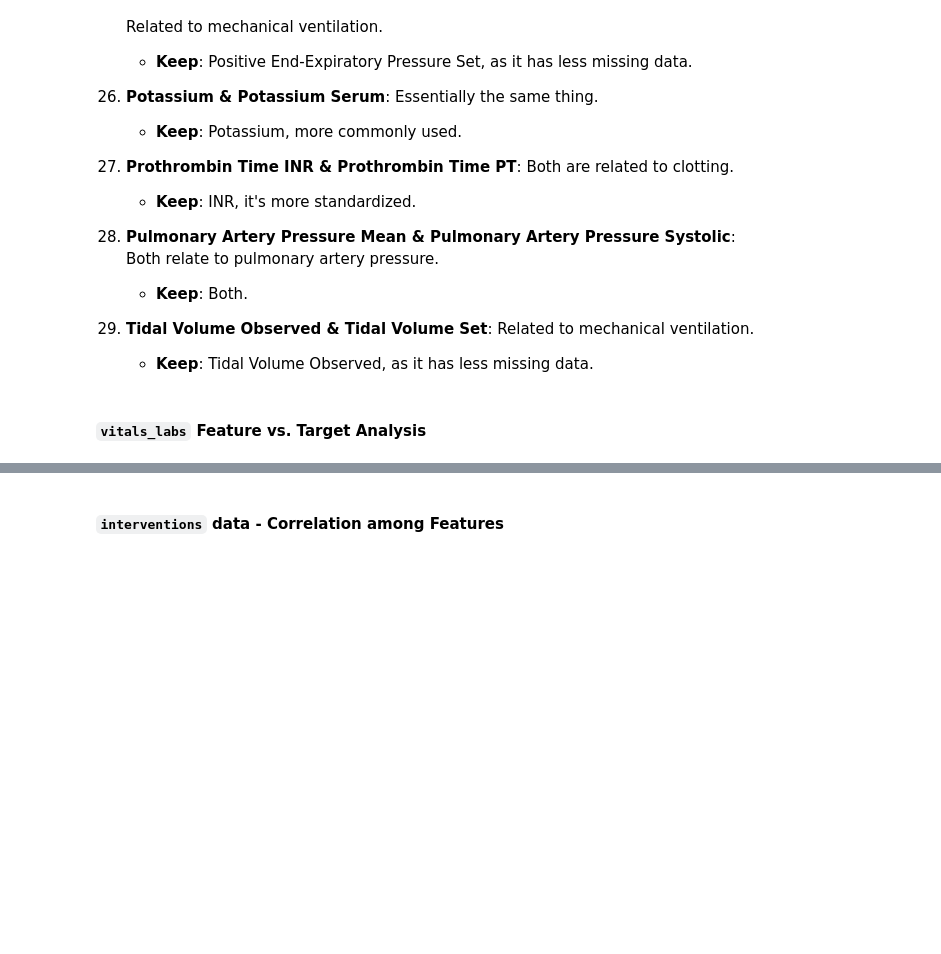
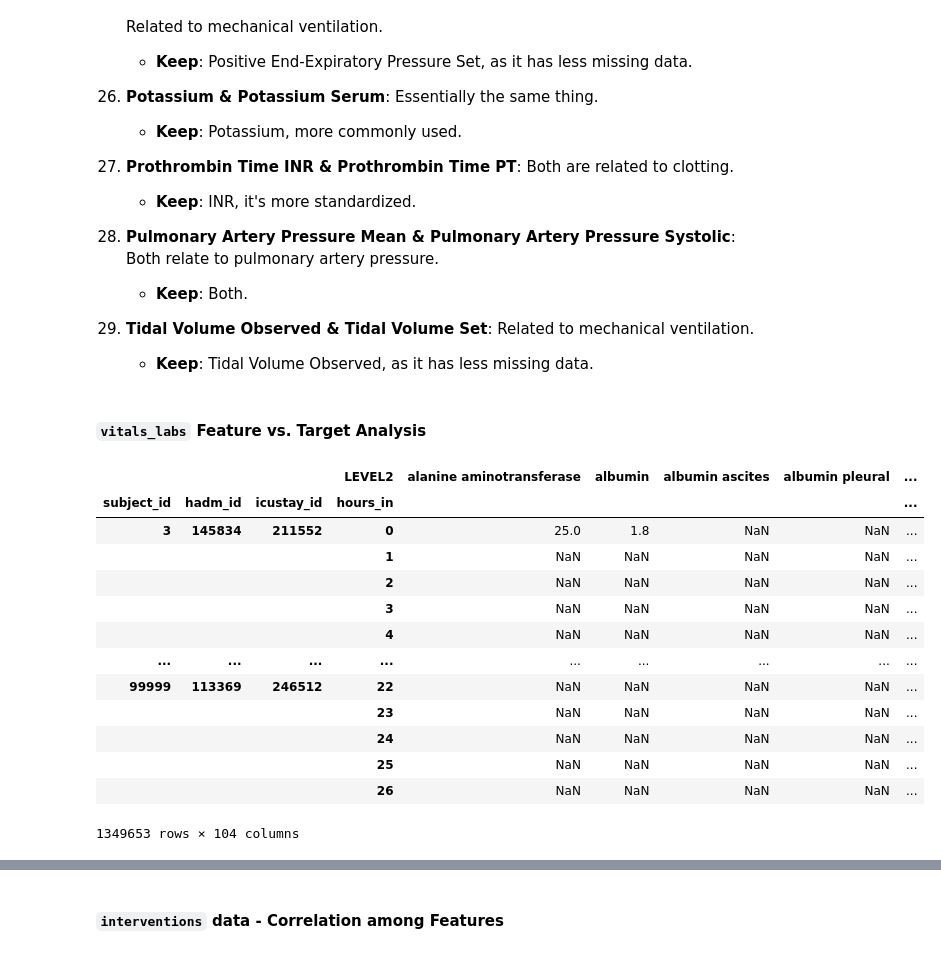
Before and after one commit to drama-404/FuzzyMedNet, a Jupyter notebook: notebooks/EDA.ipynb, the cells around one changed output, grey strips where cells are left out. Drawn from its saved outputs; the diff is of its cells as text; code cells hidden in the pictures; blank space fills up the shorter version.

```diff
--- a/notebooks/EDA.ipynb
+++ b/notebooks/EDA.ipynb
@@ -853,0 +609,19 @@ from utils.eda_functions import *
+# %%
+vitals_labs_mean_flat = vitals_labs_mean_48.copy()
+vitals_labs_mean_flat.columns = vitals_labs_mean_flat.columns.droplevel(1)
+vitals_labs_mean_flat
+# %% [output]
+|  |  |  | LEVEL2 | alanine aminotransferase | albumin | albumin ascites | albumin pleural | ... |
+| subject_id | hadm_id | icustay_id | hours_in |  |  |  |  | ... |
+| 3 | 145834 | 211552 | 0 | 25.0 | 1.8 | NaN | NaN | ... |
+|  |  |  | 1 | NaN | NaN | NaN | NaN | ... |
+|  |  |  | 2 | NaN | NaN | NaN | NaN | ... |
+|  |  |  | 3 | NaN | NaN | NaN | NaN | ... |
+|  |  |  | 4 | NaN | NaN | NaN | NaN | ... |
+| ... | ... | ... | ... | ... | ... | ... | ... | ... |
+| 99999 | 113369 | 246512 | 22 | NaN | NaN | NaN | NaN | ... |
+|  |  |  | 23 | NaN | NaN | NaN | NaN | ... |
+|  |  |  | 24 | NaN | NaN | NaN | NaN | ... |
+|  |  |  | 25 | NaN | NaN | NaN | NaN | ... |
+|  |  |  | 26 | NaN | NaN | NaN | NaN | ... |
+1349653 rows × 104 columns
```
Also changed, not shown: parts of 55 cells of this notebook, 13 other files.
